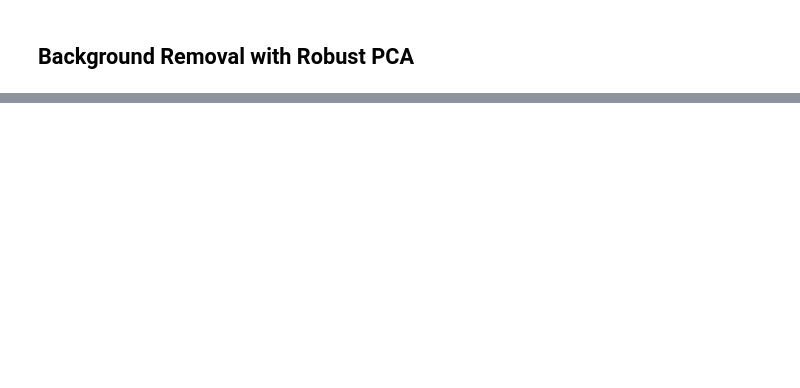
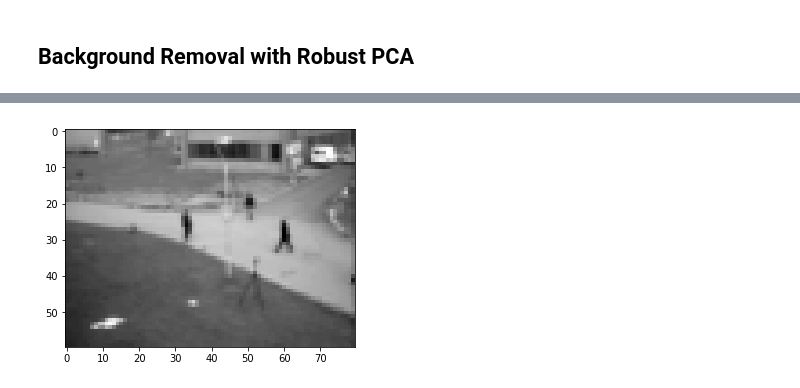
Before and after one commit to vagenkne/fastai-numerical-linear-algebra, a Jupyter notebook: nbs/Week3.ipynb, the cells around one changed output, grey strips where cells are left out. Saved outputs shown, nothing was run; the diff lists cells and outputs as text; code cells hidden in the pictures; blank space fills up the shorter version.

```diff
--- a/nbs/Week3.ipynb
+++ b/nbs/Week3.ipynb
@@ -33,0 +128,5 @@ ConnectionError: HTTPConnectionPool(host='bmc.iut-auvergne.com', port=80): Max r
+# %%
+plt.imshow(np.reshape(M[:,140], dims), cmap='gray');
+# picture from whole matrix frame 140
+# %% [output]
+[figure, added]
```
Also changed, not shown: parts of 64 cells of this notebook, 3 other files.
